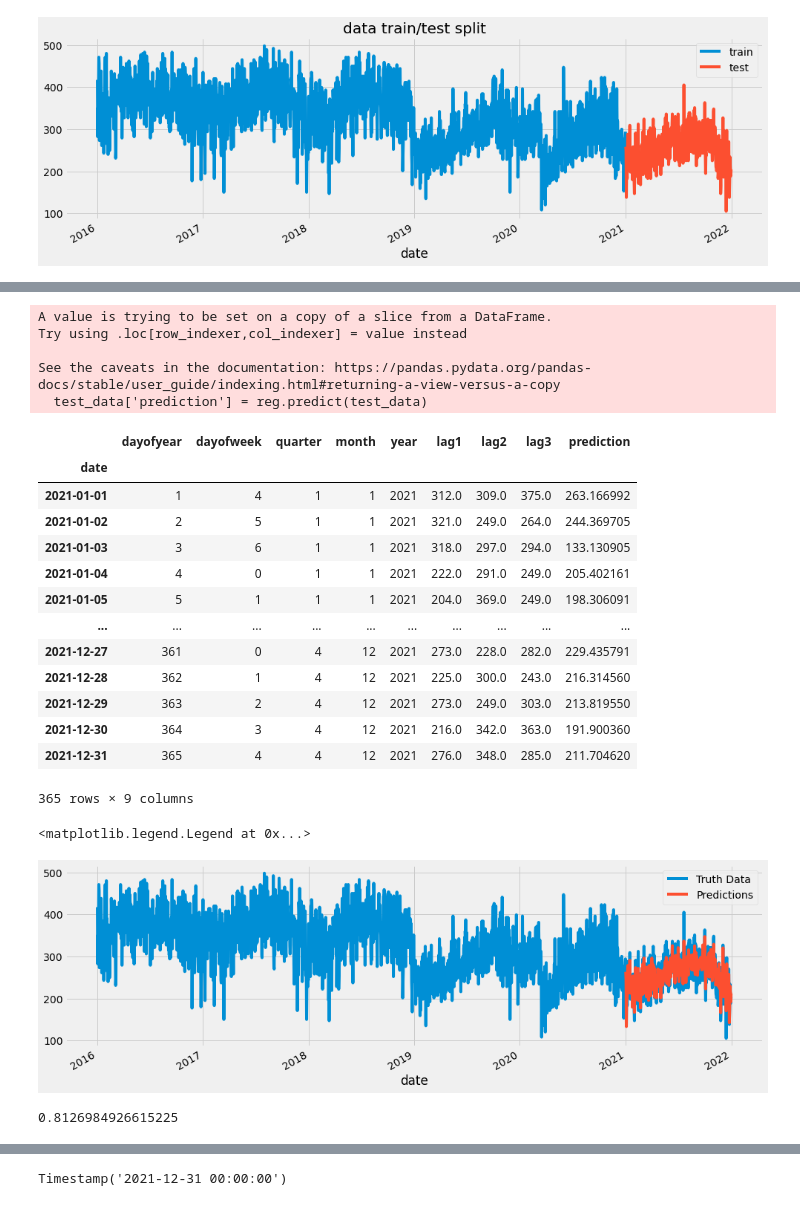
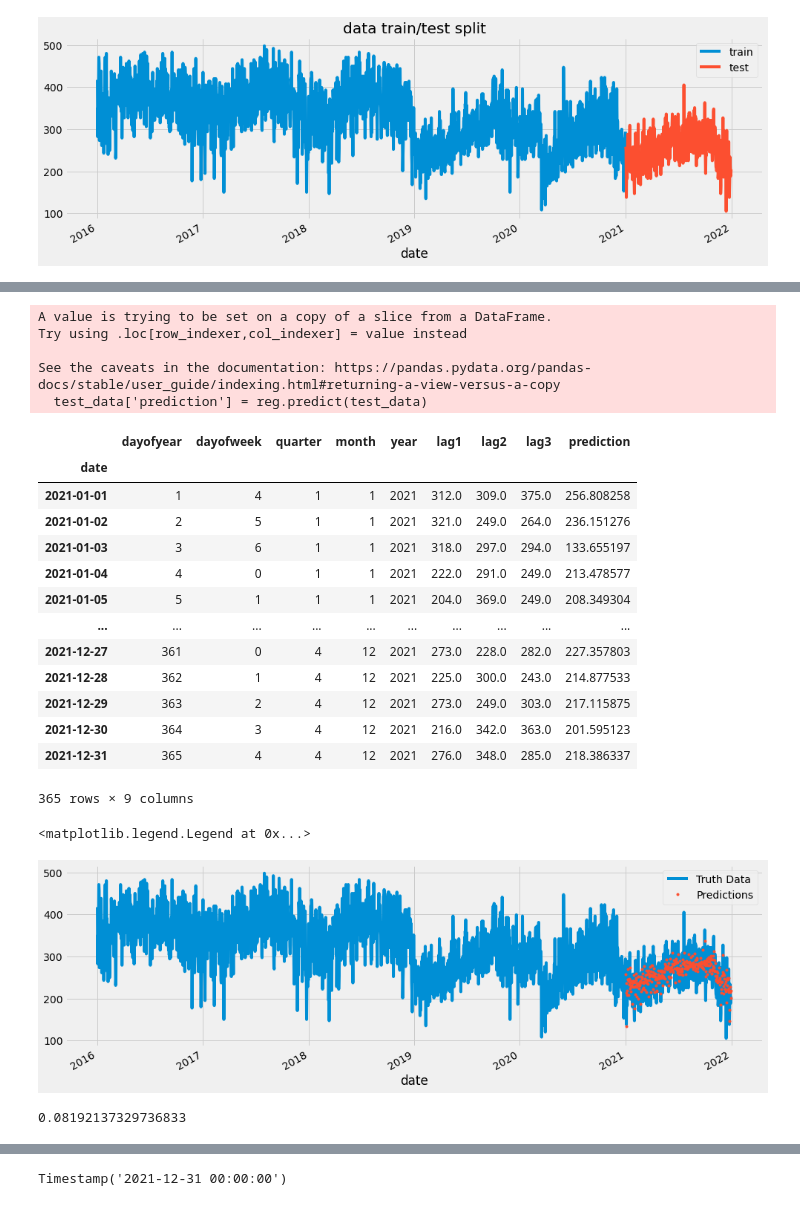
Before and after one commit to hunterkillera/DA200-Project, a Jupyter notebook: xgboost-cv.ipynb, the cells around one changed output, grey strips where cells are left out. Saved outputs shown, nothing was run; the diff lists cells and outputs as text; code cells hidden in the pictures.

```diff
--- a/xgboost-cv.ipynb
+++ b/xgboost-cv.ipynb
@@ -293,7 +288,7 @@ y_all = df['Frequency']
 
 reg = xgb.XGBRegressor(base_score=0.5,
                        booster='gbtree',
-                       n_estimators=3200,
+                       n_estimators=1500,
                        objective='reg:linear',
                        max_depth=5,
                        learning_rate=0.01)
@@ -344,31 +337,29 @@ See the caveats in the documentation: https://pandas.pydata.org/pandas-docs/stab
   test_data['prediction'] = reg.predict(test_data)
 |  | dayofyear | dayofweek | quarter | month | year | lag1 | lag2 | lag3 | prediction |
 | date |  |  |  |  |  |  |  |  |  |
-| 2021-01-01 | 1 | 4 | 1 | 1 | 2021 | 312.0 | 309.0 | 375.0 | 263.166992 |
-| 2021-01-02 | 2 | 5 | 1 | 1 | 2021 | 321.0 | 249.0 | 264.0 | 244.369705 |
-| 2021-01-03 | 3 | 6 | 1 | 1 | 2021 | 318.0 | 297.0 | 294.0 | 133.130905 |
-| 2021-01-04 | 4 | 0 | 1 | 1 | 2021 | 222.0 | 291.0 | 249.0 | 205.402161 |
-| 2021-01-05 | 5 | 1 | 1 | 1 | 2021 | 204.0 | 369.0 | 249.0 | 198.306091 |
+| 2021-01-01 | 1 | 4 | 1 | 1 | 2021 | 312.0 | 309.0 | 375.0 | 256.808258 |
+| 2021-01-02 | 2 | 5 | 1 | 1 | 2021 | 321.0 | 249.0 | 264.0 | 236.151276 |
+| 2021-01-03 | 3 | 6 | 1 | 1 | 2021 | 318.0 | 297.0 | 294.0 | 133.655197 |
+| 2021-01-04 | 4 | 0 | 1 | 1 | 2021 | 222.0 | 291.0 | 249.0 | 213.478577 |
+| 2021-01-05 | 5 | 1 | 1 | 1 | 2021 | 204.0 | 369.0 | 249.0 | 208.349304 |
 | ... | ... | ... | ... | ... | ... | ... | ... | ... | ... |
-| 2021-12-27 | 361 | 0 | 4 | 12 | 2021 | 273.0 | 228.0 | 282.0 | 229.435791 |
-| 2021-12-28 | 362 | 1 | 4 | 12 | 2021 | 225.0 | 300.0 | 243.0 | 216.314560 |
-| 2021-12-29 | 363 | 2 | 4 | 12 | 2021 | 273.0 | 249.0 | 303.0 | 213.819550 |
-| 2021-12-30 | 364 | 3 | 4 | 12 | 2021 | 216.0 | 342.0 | 363.0 | 191.900360 |
-| 2021-12-31 | 365 | 4 | 4 | 12 | 2021 | 276.0 | 348.0 | 285.0 | 211.704620 |
+| 2021-12-27 | 361 | 0 | 4 | 12 | 2021 | 273.0 | 228.0 | 282.0 | 227.357803 |
+| 2021-12-28 | 362 | 1 | 4 | 12 | 2021 | 225.0 | 300.0 | 243.0 | 214.877533 |
+| 2021-12-29 | 363 | 2 | 4 | 12 | 2021 | 273.0 | 249.0 | 303.0 | 217.115875 |
+| 2021-12-30 | 364 | 3 | 4 | 12 | 2021 | 216.0 | 342.0 | 363.0 | 201.595123 |
+| 2021-12-31 | 365 | 4 | 4 | 12 | 2021 | 276.0 | 348.0 | 285.0 | 218.386337 |
 365 rows × 9 columns
 # %%
 #plot the prediction from sample data
 ax = df[['Frequency']].plot(figsize=(15, 5))
-test_data['prediction'].plot(ax=ax, style='-')
+test_data['prediction'].plot(ax=ax, style='.')
 plt.legend(['Truth Data', 'Predictions'])
 # %% [output]
 <matplotlib.legend.Legend at 0x...>
-[figure, old version]
+[figure, new version]
 # %%
-#r2 score
-from sklearn.metrics import r2_score
-score_data = df.loc[df.index>= '01-01-2021']
-
-r2_score(score_data["Frequency"],test_data["prediction"])
+#mean_absolute_percentage_error
+actual_data = df.loc[df.index>= '01-01-2021']
+mean_absolute_percentage_error(actual_data["Frequency"], test_data["prediction"])
 # %% [output]
-0.8126984926615225
+0.08192137329736833
```
Also changed, not shown: parts of 12 cells of this notebook.
